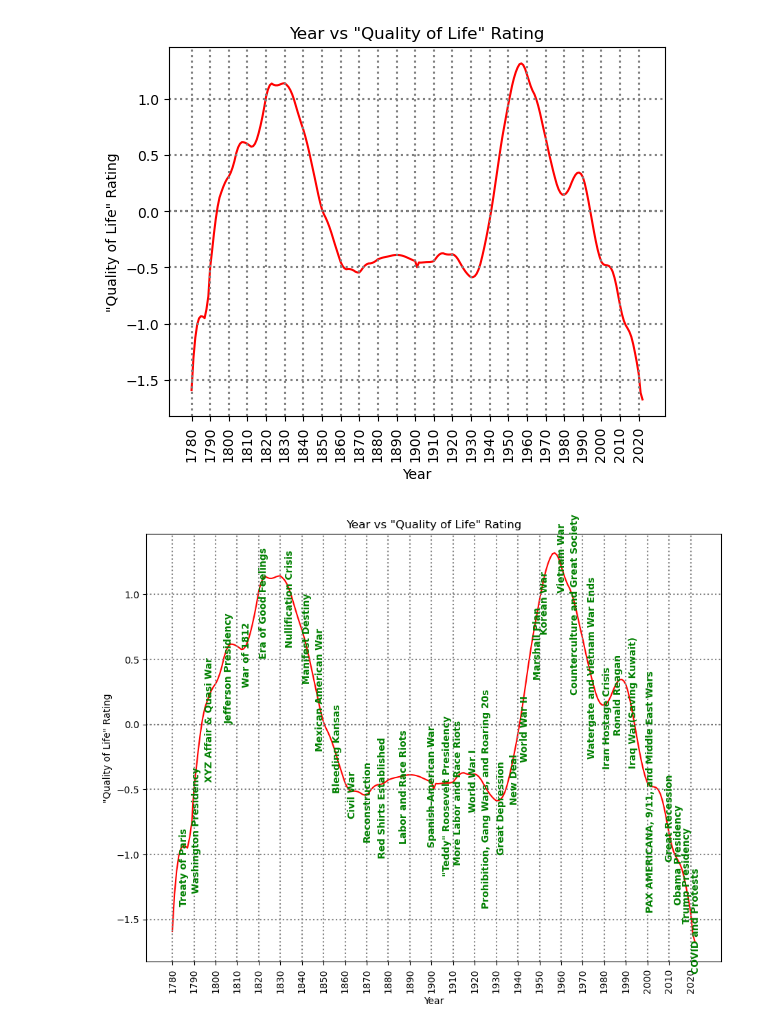
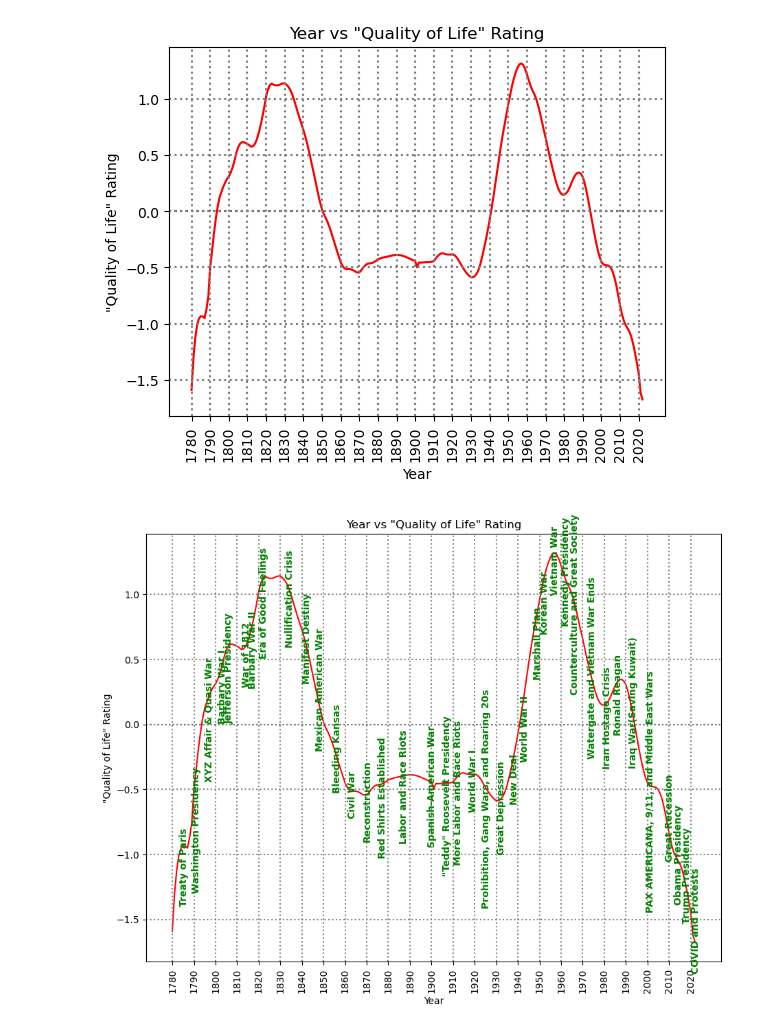
Before and after one commit to akhilmanhattan/cliodynamics, a Jupyter notebook: America/5/valley.ipynb, the cells around one changed output. Drawn from its saved outputs; the diff is of its cells as text; code cells hidden in the pictures.

```diff
--- a/America/5/valley.ipynb
+++ b/America/5/valley.ipynb
@@ -117,38 +117,41 @@ ppt.xlabel("Year")
 write(1783,'Treaty of Paris')
 write(1789,'Washington Presidency')
 write(1795,'XYZ Affair & Quasi War')
+write(1801,'Barbary War I')
 write(1804,'Jefferson Presidency')
 write(1812,'War of 1812')
+write(1815,'Barbary War II')
 write(1820,'Era of Good Feelings')
 write(1832,'Nullification Crisis')
 write(1840,'Manifest Destiny')
 write(1846,'Mexican American War')
 write(1854,'Bleeding Kansas')
 write(1861,'Civil War')
 write(1868,'Reconstruction')
 write(1875,'Red Shirts Established')
 write(1885,'Labor and Race Riots')
 write(1898,'Spanish-American War')
 write(1905,'\"Teddy\" Roosevelt Presidency')
 write(1910,'More Labor and Race Riots')
 write(1917,'World War I')
 write(1923,'Prohibition, Gang Wars, and Roaring 20s')
 write(1930,'Great Depression')
 write(1936,'New Deal')
 write(1941,'World War II')
 write(1947,'Marshall Plan')
 write(1950,'Korean War')
-write(1958,'Vietnam War')
+write(1955,'Vietnam War')
+write(1960,'Kennedy Presidency')
 write(1964,'Counterculture and Great Society')
 write(1972,'Watergate and Vietnam War Ends')
 write(1979,'Iran Hostage Crisis')
 write(1984,'Ronald Reagan')
 write(1991,'Iraq War(Saving Kuwait)')
 write(1999,'PAX AMERICANA, 9/11, and Middle East Wars')
 write(2008,'Great Recession')
 write(2012,'Obama Presidency')
 write(2016,'Trump Presidency')
 write(2020,'COVID and Protests')
 ppt.savefig('true.png')
 # %% [output]
-[figure, old version]
+[figure, new version]
```
Also changed, not shown: 1 other file.
